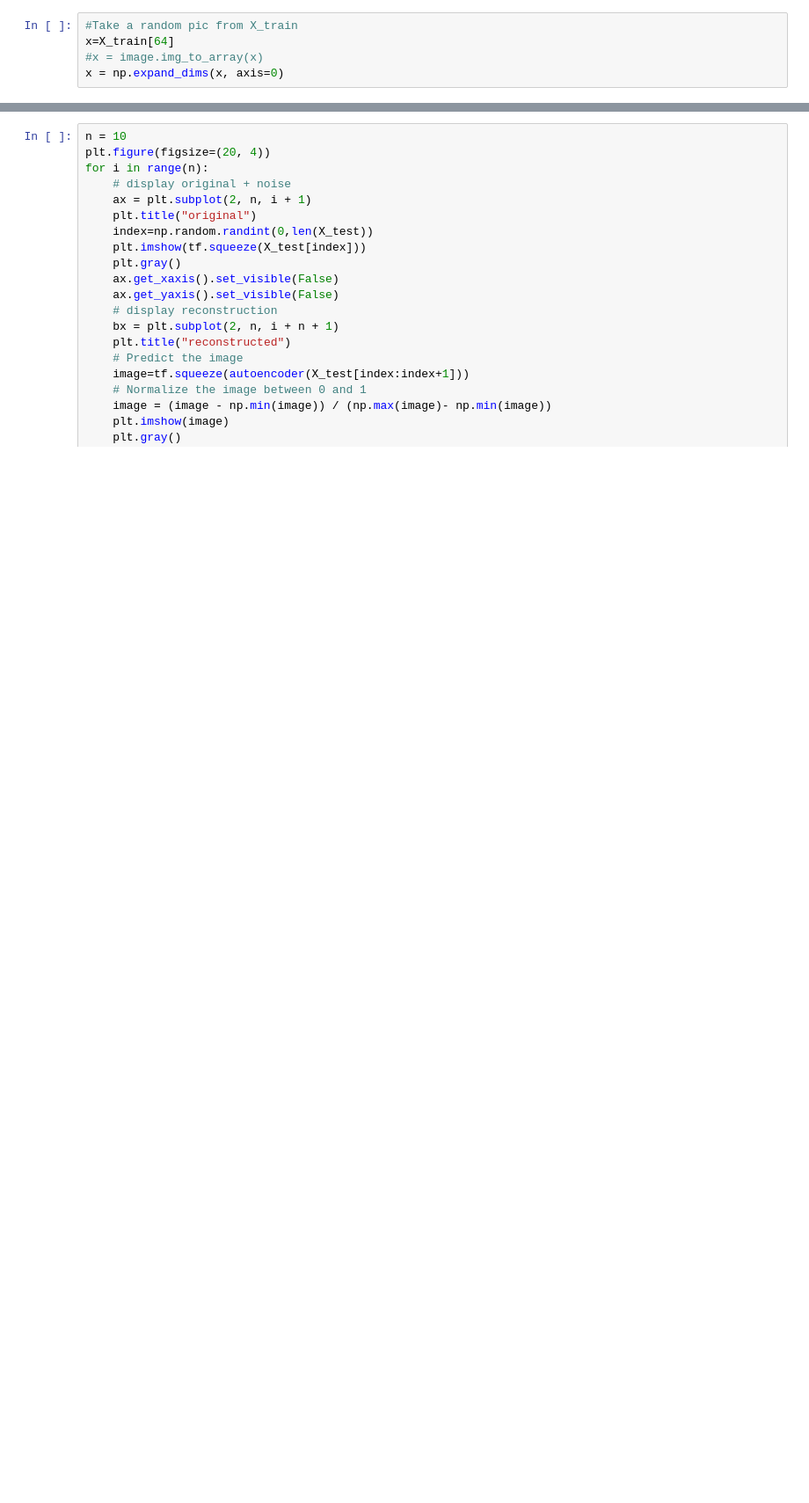
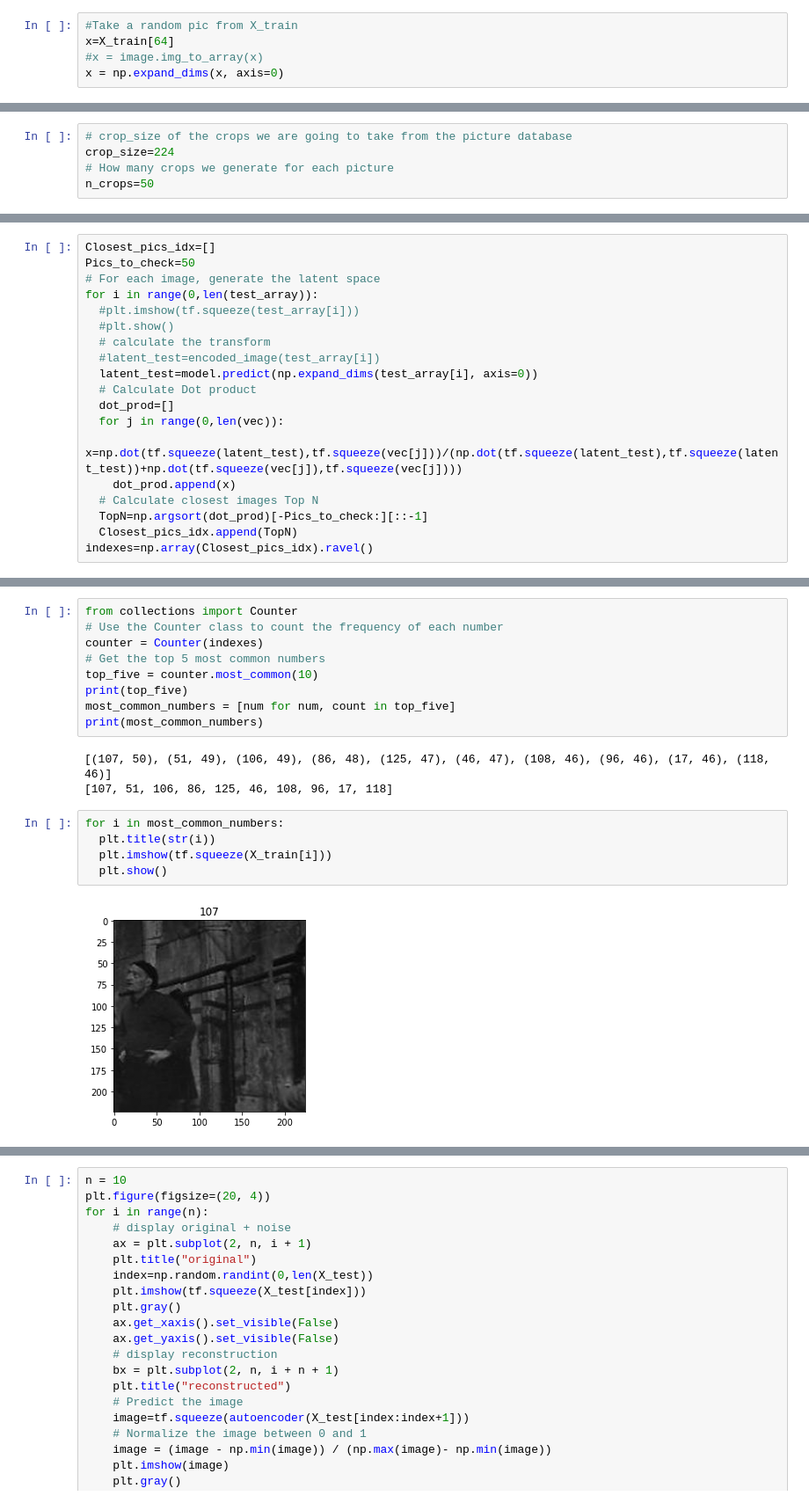
Before and after one commit to Smartsie/Playground, a Jupyter notebook: PhotoArt_Autoencoder2.ipynb, the cells around one changed output, grey strips where cells are left out. Shown at 88% size. Drawn from its saved outputs; the diff is of its cells as text; blank space fills up the shorter version.

```diff
--- a/PhotoArt_Autoencoder2.ipynb
+++ b/PhotoArt_Autoencoder2.ipynb
@@ -196,0 +255,5 @@ np.shape(feat.ravel())
+# %%
+# crop_size of the crops we are going to take from the picture database
+crop_size=224
+# How many crops we generate for each picture
+n_crops=50
@@ -196,0 +287,19 @@ np.shape(feat.ravel())
+# %%
+Closest_pics_idx=[]
+Pics_to_check=50
+# For each image, generate the latent space
+for i in range(0,len(test_array)):
+  #plt.imshow(tf.squeeze(test_array[i]))
+  #plt.show()
+  # calculate the transform
+  #latent_test=encoded_image(test_array[i])
+  latent_test=model.predict(np.expand_dims(test_array[i], axis=0))
+  # Calculate Dot product
+  dot_prod=[]
+  for j in range(0,len(vec)):
+    x=np.dot(tf.squeeze(latent_test),tf.squeeze(vec[j]))/(np.dot(tf.squeeze(latent_test),tf.squeeze(latent_test))+np.dot(tf.squeeze(vec[j]),tf.squeeze(vec[j])))
+    dot_prod.append(x)
+  # Calculate closest images Top N
+  TopN=np.argsort(dot_prod)[-Pics_to_check:][::-1]
+  Closest_pics_idx.append(TopN)
+indexes=np.array(Closest_pics_idx).ravel()
@@ -196,0 +324,19 @@ np.shape(feat.ravel())
+# %%
+from collections import Counter
+# Use the Counter class to count the frequency of each number
+counter = Counter(indexes)
+# Get the top 5 most common numbers
+top_five = counter.most_common(10)
+print(top_five)
+most_common_numbers = [num for num, count in top_five]
+print(most_common_numbers)
+# %% [output]
+[(107, 50), (51, 49), (106, 49), (86, 48), (125, 47), (46, 47), (108, 46), (96, 46), (17, 46), (118, 46)]
+[107, 51, 106, 86, 125, 46, 108, 96, 17, 118]
+# %%
+for i in most_common_numbers:
+  plt.title(str(i))
+  plt.imshow(tf.squeeze(X_train[i]))
+  plt.show()
+# %% [output]
+[figure, added]
```
Also changed, not shown: parts of 14 cells of this notebook.
